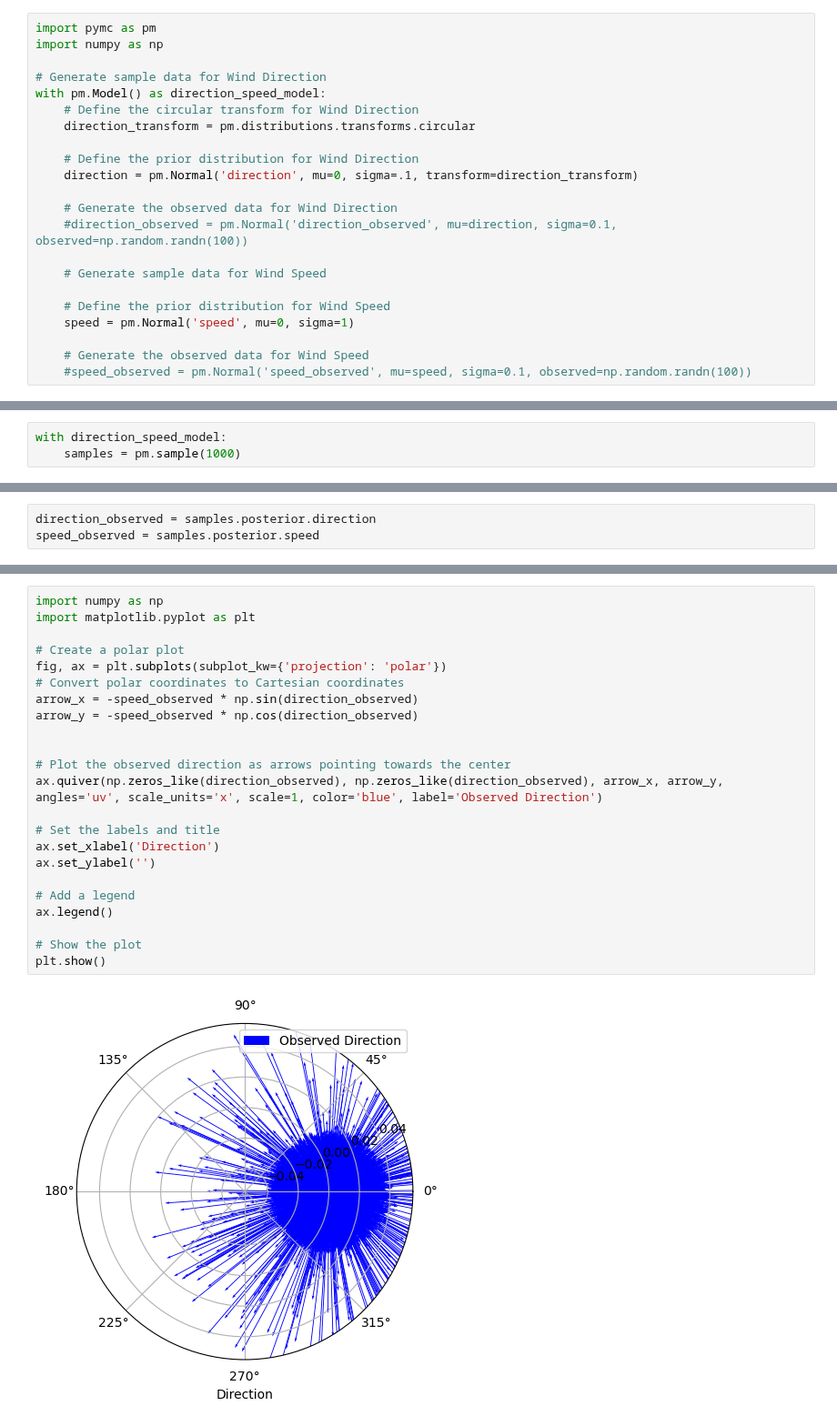
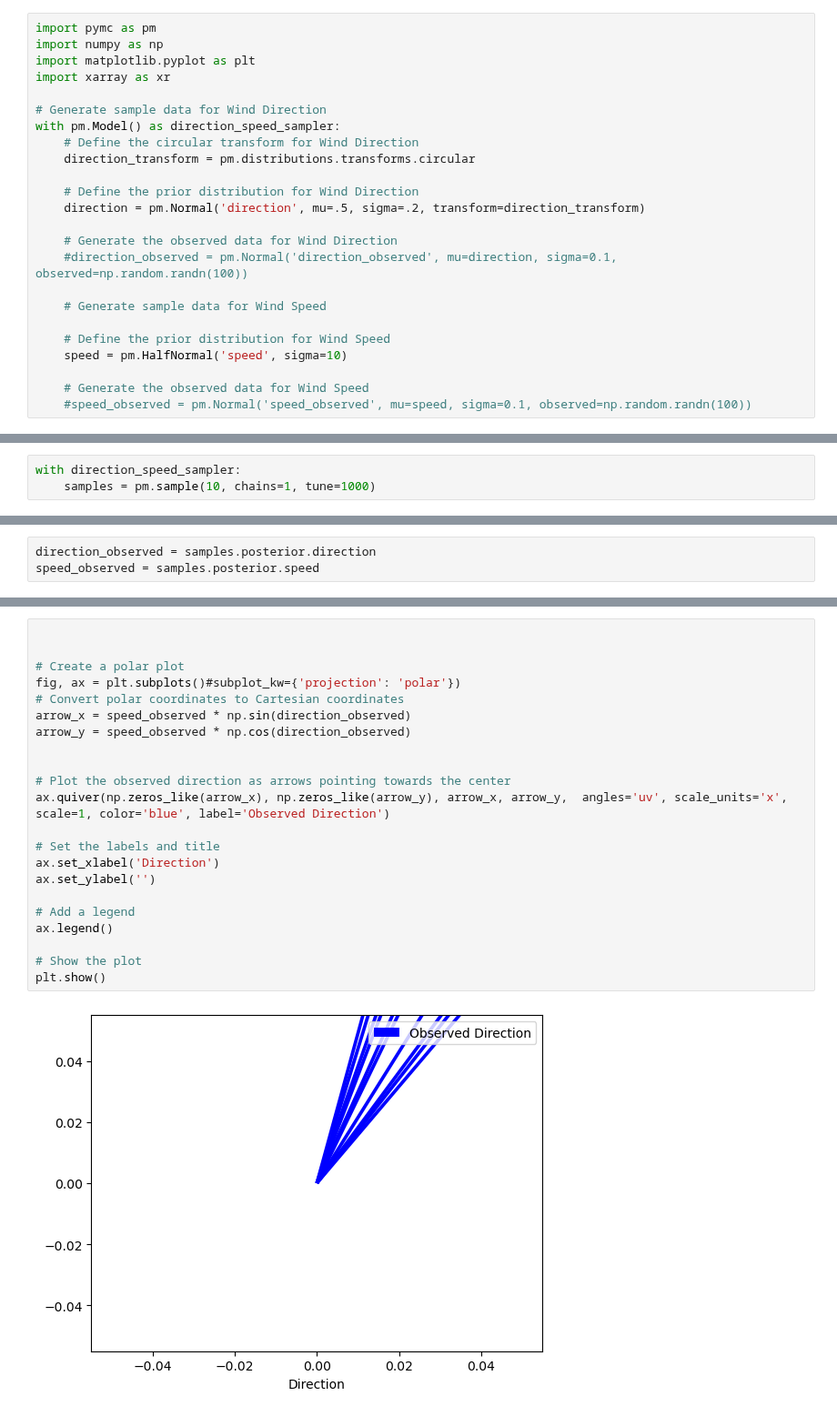
Before and after one commit to wmbelk/Weather, a Jupyter notebook: simpile_wind.ipynb, the cells around one changed output, grey strips where cells are left out. Shown at 91% size. Cells and saved outputs as stored; diff of their text form.

```diff
--- a/simpile_wind.ipynb
+++ b/simpile_wind.ipynb
@@ -1,14 +1,16 @@
 # %%
 import pymc as pm
 import numpy as np
+import matplotlib.pyplot as plt
+import xarray as xr
 
 # Generate sample data for Wind Direction
-with pm.Model() as direction_speed_model:
+with pm.Model() as direction_speed_sampler:
     # Define the circular transform for Wind Direction
     direction_transform = pm.distributions.transforms.circular
 
     # Define the prior distribution for Wind Direction
-    direction = pm.Normal('direction', mu=0, sigma=.1, transform=direction_transform)
+    direction = pm.Normal('direction', mu=.5, sigma=.2, transform=direction_transform)
 
     # Generate the observed data for Wind Direction
     #direction_observed = pm.Normal('direction_observed', mu=direction, sigma=0.1, observed=np.random.randn(100))
@@ -16,7 +18,7 @@ with pm.Model() as direction_speed_model:
     # Generate sample data for Wind Speed
 
     # Define the prior distribution for Wind Speed
-    speed = pm.Normal('speed', mu=0, sigma=1)
+    speed = pm.HalfNormal('speed', sigma=10)
 
     # Generate the observed data for Wind Speed
     #speed_observed = pm.Normal('speed_observed', mu=speed, sigma=0.1, observed=np.random.randn(100))
@@ -23,4 +29,4 @@ with pm.Model() as direction_speed_model:
 # %%
-with direction_speed_model:
-    samples = pm.sample(1000)
+with direction_speed_sampler:
+    samples = pm.sample(10, chains=1, tune=1000)
 # %% [output]
@@ -59,25 +72,24 @@ plt.show()
 # %%
-import numpy as np
-import matplotlib.pyplot as plt
+
 
 # Create a polar plot
-fig, ax = plt.subplots(subplot_kw={'projection': 'polar'})
+fig, ax = plt.subplots()#subplot_kw={'projection': 'polar'})
 # Convert polar coordinates to Cartesian coordinates
-arrow_x = -speed_observed * np.sin(direction_observed)
-arrow_y = -speed_observed * np.cos(direction_observed)
+arrow_x = speed_observed * np.sin(direction_observed)
+arrow_y = speed_observed * np.cos(direction_observed)
 
 
 # Plot the observed direction as arrows pointing towards the center
-ax.quiver(np.zeros_like(direction_observed), np.zeros_like(direction_observed), arrow_x, arrow_y, angles='uv', scale_units='x', scale=1, color='blue', label='Observed Direction')
+ax.quiver(np.zeros_like(arrow_x), np.zeros_like(arrow_y), arrow_x, arrow_y,  angles='uv', scale_units='x', scale=1, color='blue', label='Observed Direction')
 
 # Set the labels and title
 ax.set_xlabel('Direction')
 ax.set_ylabel('')
 
 # Add a legend
 ax.legend()
 
 # Show the plot
 plt.show()
 # %% [output]
-[figure, old version]
+[figure, new version]
```
Also changed, not shown: parts of 10 cells of this notebook.
